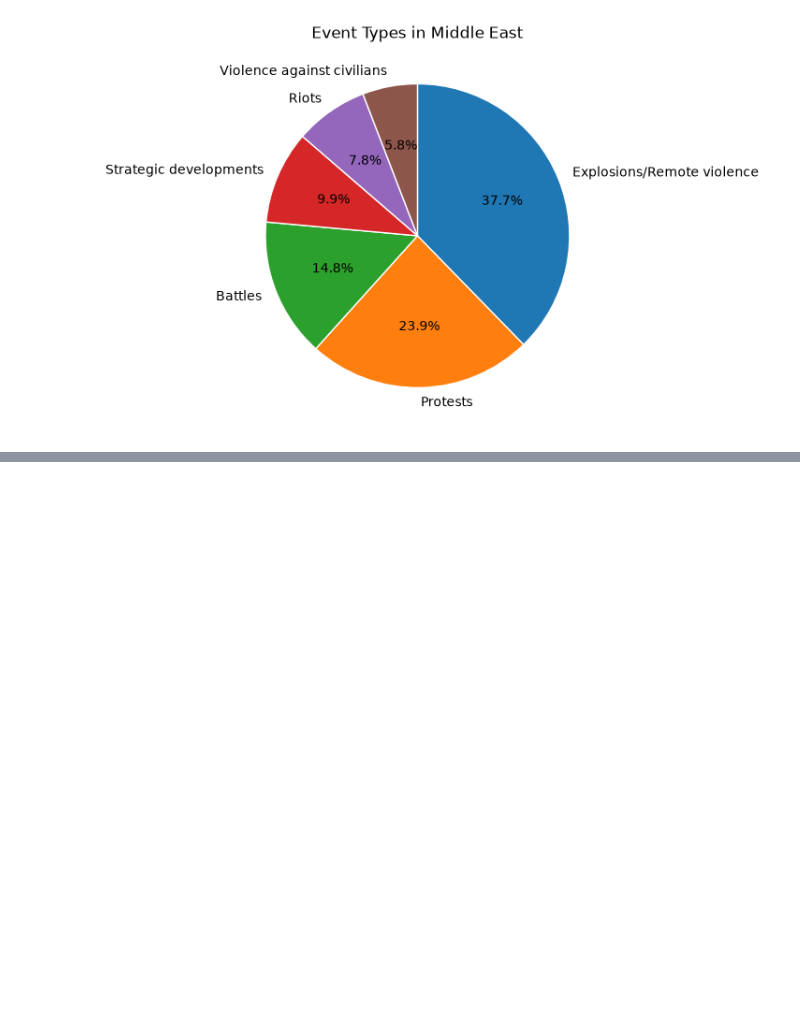
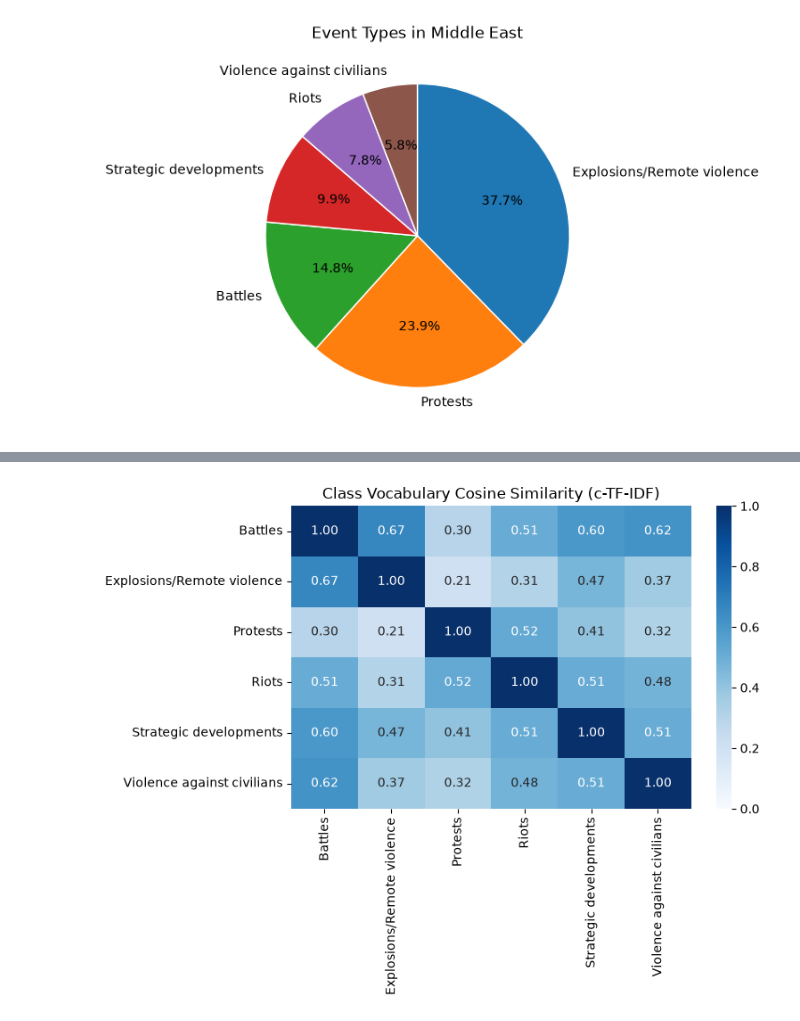
Before and after one commit to mauramann/dsan6000-final-project, a Jupyter notebook: EDA.ipynb, the cells around one changed output, grey strips where cells are left out. Cells and saved outputs as stored; diff of their text form; code cells hidden in the pictures; blank space fills up the shorter version.

```diff
--- a/EDA.ipynb
+++ b/EDA.ipynb
@@ -159,0 +404,80 @@ plt.show()
+# %%
+# Class Vocabulary Similarity Heatmap (c-TF-IDF Cosine Similarity)
+
+sim_df = events_con.sql("""
+    WITH sample_docs AS (
+        SELECT
+            ROW_NUMBER() OVER () AS doc_id,
+            CAST(event_type AS VARCHAR) AS event_type,
+            regexp_extract_all(CAST(notes AS VARCHAR), '[A-Za-z]{3,}') AS raw_words
+        FROM 'events.parquet'
+        WHERE COALESCE(trim(CAST(notes AS VARCHAR)), '') != ''
+          AND COALESCE(trim(CAST(event_type AS VARCHAR)), '') != ''
+        USING SAMPLE 50000 ROWS
+    ),
+    doc_words AS (
+        SELECT DISTINCT
+            doc_id,
+            event_type,
+            lower(raw_word) AS word,
+            (raw_word = lower(raw_word)) AS is_lowercase
+        FROM sample_docs, UNNEST(raw_words) AS t(raw_word)
+    ),
+    -- Keep content words (drop rare typos, ultra-common stopwords, and proper nouns)
+    vocab AS (
+        SELECT
+            word,
+            COUNT(*) AS doc_freq,
+            LN(1.0 * (SELECT COUNT(*) FROM sample_docs) / COUNT(*)) AS idf
+        FROM doc_words
+        GROUP BY word
+        HAVING COUNT(*) >= 10
+           AND COUNT(*) < 0.4 * (SELECT COUNT(*) FROM sample_docs)
+           AND BOOL_OR(is_lowercase)
+    ),
+    class_totals AS (
+        SELECT event_type, COUNT(*) AS total_class_words
+        FROM doc_words
+        JOIN vocab USING (word)
+        GROUP BY event_type
+    ),
+    class_tfidf AS (
+        SELECT
+            dw.event_type,
+            dw.word,
+            (1.0 * COUNT(*) / ct.total_class_words) * v.idf AS weight
+        FROM doc_words dw
+        JOIN vocab v USING (word)
+        JOIN class_totals ct USING (event_type)
+        GROUP BY dw.event_type, dw.word, ct.total_class_words, v.idf
+    ),
+    norms AS (
+        SELECT event_type, SQRT(SUM(weight * weight)) AS norm
+        FROM class_tfidf
+        GROUP BY event_type
+    )
+    SELECT
+        a.event_type AS class_a,
+        b.event_type AS class_b,
+        ROUND(SUM(a.weight * b.weight) / (na.norm * nb.norm), 2) AS cosine_sim
+    FROM class_tfidf a
+    JOIN class_tfidf b USING (word)
+    JOIN norms na ON a.event_type = na.event_type
+    JOIN norms nb ON b.event_type = nb.event_type
+    GROUP BY a.event_type, b.event_type, na.norm, nb.norm
+""").df()
+
+sim_matrix = (
+    sim_df.pivot(index="class_a", columns="class_b", values="cosine_sim")
+    .fillna(0.0)
+)
+
+plt.figure(figsize=(8, 6))
+sns.heatmap(sim_matrix, annot=True, fmt=".2f", cmap="Blues", vmin=0, vmax=1)
+plt.title("Class Vocabulary Cosine Similarity (c-TF-IDF)")
+plt.xlabel("")
+plt.ylabel("")
+plt.tight_layout()
+plt.show()
+# %% [output]
+[figure, added]
```
Also changed, not shown: parts of 10 cells of this notebook, 2 other files.
